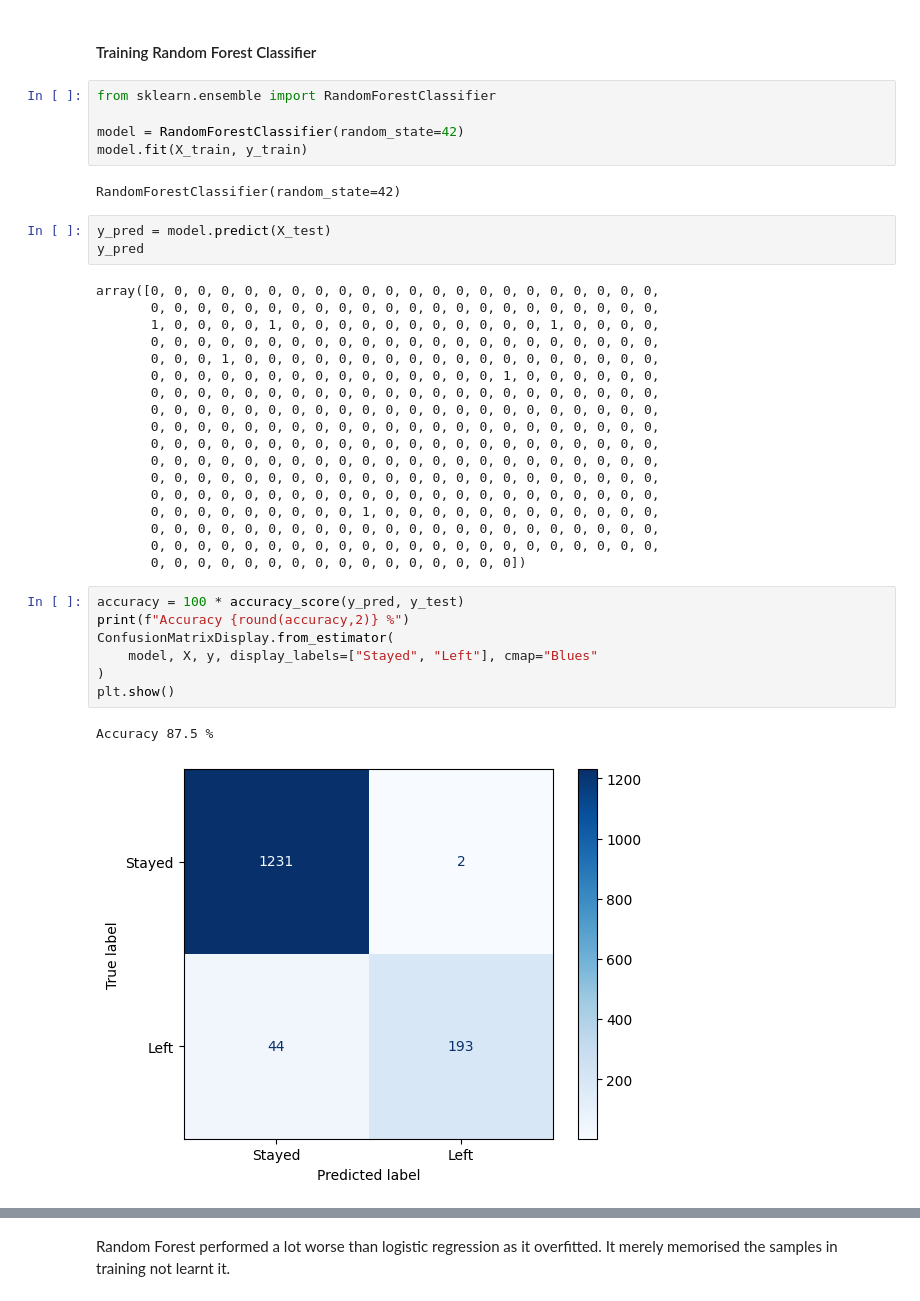
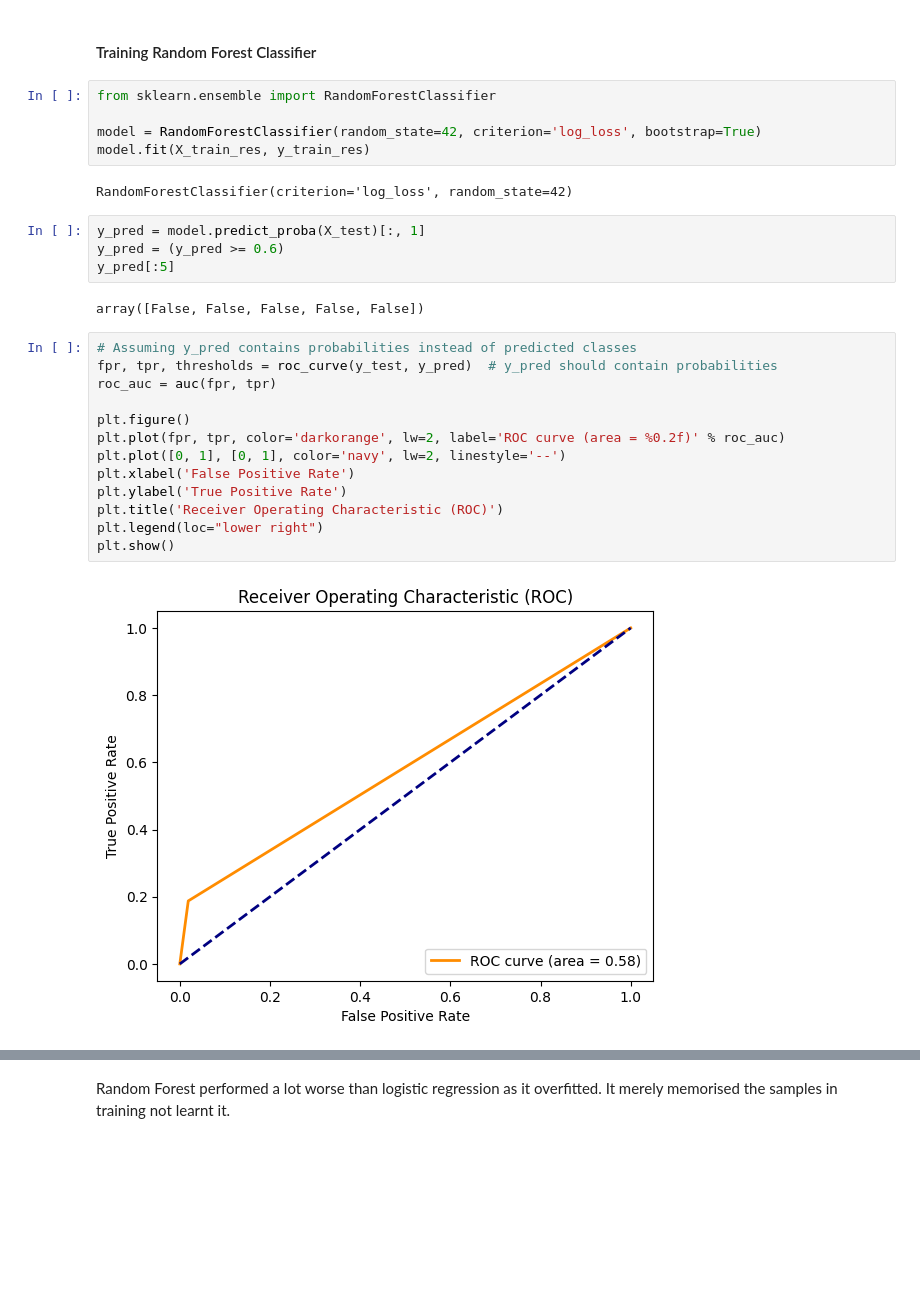
Before and after one commit to RussellSB/data-science-for-business, a Jupyter notebook: 1. Human Resources Data/hr_department.ipynb, the cells around one changed output, grey strips where cells are left out. Cells and saved outputs as stored; diff of their text form; blank space fills up the shorter version.

```diff
--- a/1. Human Resources Data/hr_department.ipynb
+++ b/1. Human Resources Data/hr_department.ipynb
@@ -607,41 +623,31 @@ weighted avg       0.88      0.90      0.88       368
 # %%
 from sklearn.ensemble import RandomForestClassifier
 
-model = RandomForestClassifier(random_state=42)
-model.fit(X_train, y_train)
+model = RandomForestClassifier(random_state=42, criterion='log_loss', bootstrap=True)
+model.fit(X_train_res, y_train_res)
 # %% [output]
-RandomForestClassifier(random_state=42)
+RandomForestClassifier(criterion='log_loss', random_state=42)
 # %%
-y_pred = model.predict(X_test)
-y_pred
+y_pred = model.predict_proba(X_test)[:, 1]
+y_pred = (y_pred >= 0.6)
+y_pred[:5]
 # %% [output]
-array([0, 0, 0, 0, 0, 0, 0, 0, 0, 0, 0, 0, 0, 0, 0, 0, 0, 0, 0, 0, 0, 0,
-       0, 0, 0, 0, 0, 0, 0, 0, 0, 0, 0, 0, 0, 0, 0, 0, 0, 0, 0, 0, 0, 0,
-       1, 0, 0, 0, 0, 1, 0, 0, 0, 0, 0, 0, 0, 0, 0, 0, 0, 1, 0, 0, 0, 0,
-       0, 0, 0, 0, 0, 0, 0, 0, 0, 0, 0, 0, 0, 0, 0, 0, 0, 0, 0, 0, 0, 0,
-       0, 0, 0, 1, 0, 0, 0, 0, 0, 0, 0, 0, 0, 0, 0, 0, 0, 0, 0, 0, 0, 0,
-       0, 0, 0, 0, 0, 0, 0, 0, 0, 0, 0, 0, 0, 0, 0, 1, 0, 0, 0, 0, 0, 0,
-       0, 0, 0, 0, 0, 0, 0, 0, 0, 0, 0, 0, 0, 0, 0, 0, 0, 0, 0, 0, 0, 0,
-       0, 0, 0, 0, 0, 0, 0, 0, 0, 0, 0, 0, 0, 0, 0, 0, 0, 0, 0, 0, 0, 0,
-       0, 0, 0, 0, 0, 0, 0, 0, 0, 0, 0, 0, 0, 0, 0, 0, 0, 0, 0, 0, 0, 0,
-       0, 0, 0, 0, 0, 0, 0, 0, 0, 0, 0, 0, 0, 0, 0, 0, 0, 0, 0, 0, 0, 0,
-       0, 0, 0, 0, 0, 0, 0, 0, 0, 0, 0, 0, 0, 0, 0, 0, 0, 0, 0, 0, 0, 0,
-       0, 0, 0, 0, 0, 0, 0, 0, 0, 0, 0, 0, 0, 0, 0, 0, 0, 0, 0, 0, 0, 0,
-       0, 0, 0, 0, 0, 0, 0, 0, 0, 0, 0, 0, 0, 0, 0, 0, 0, 0, 0, 0, 0, 0,
-       0, 0, 0, 0, 0, 0, 0, 0, 0, 1, 0, 0, 0, 0, 0, 0, 0, 0, 0, 0, 0, 0,
-       0, 0, 0, 0, 0, 0, 0, 0, 0, 0, 0, 0, 0, 0, 0, 0, 0, 0, 0, 0, 0, 0,
-       0, 0, 0, 0, 0, 0, 0, 0, 0, 0, 0, 0, 0, 0, 0, 0, 0, 0, 0, 0, 0, 0,
-       0, 0, 0, 0, 0, 0, 0, 0, 0, 0, 0, 0, 0, 0, 0, 0])
+array([False, False, False, False, False])
-# %%
-accuracy = 100 * accuracy_score(y_pred, y_test)
-print(f"Accuracy {round(accuracy,2)} %")
-ConfusionMatrixDisplay.from_estimator(
-    model, X, y, display_labels=["Stayed", "Left"], cmap="Blues"
-)
-plt.show()
-# %% [output]
-Accuracy 87.5 %
-[figure, removed]
+# %%
+# Assuming y_pred contains probabilities instead of predicted classes
+fpr, tpr, thresholds = roc_curve(y_test, y_pred)  # y_pred should contain probabilities
+roc_auc = auc(fpr, tpr)
+
+plt.figure()
+plt.plot(fpr, tpr, color='darkorange', lw=2, label='ROC curve (area = %0.2f)' % roc_auc)
+plt.plot([0, 1], [0, 1], color='navy', lw=2, linestyle='--')
+plt.xlabel('False Positive Rate')
+plt.ylabel('True Positive Rate')
+plt.title('Receiver Operating Characteristic (ROC)')
+plt.legend(loc="lower right")
+plt.show()
+# %% [output]
+[figure, added]
 # %%
 print(classification_report(y_test, y_pred))
 # %% [output]
```
Also changed, not shown: parts of 22 cells of this notebook.
